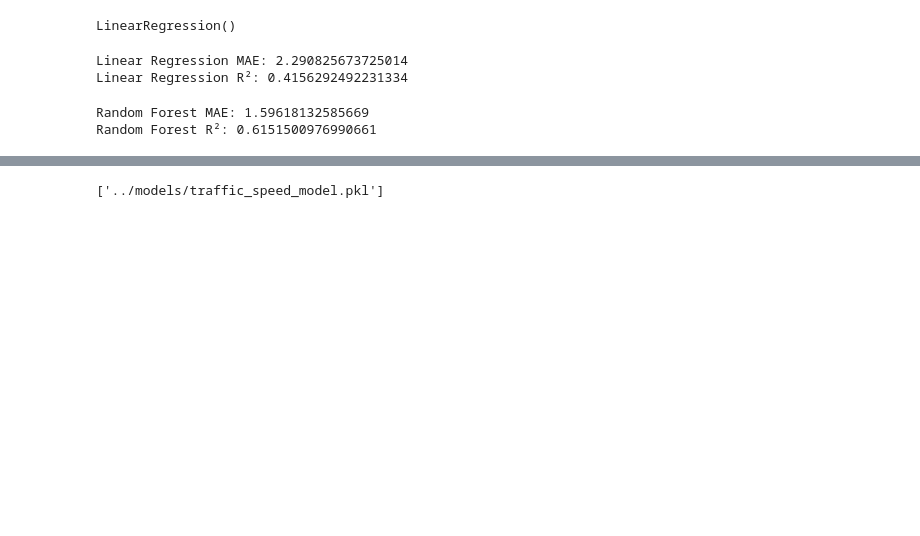
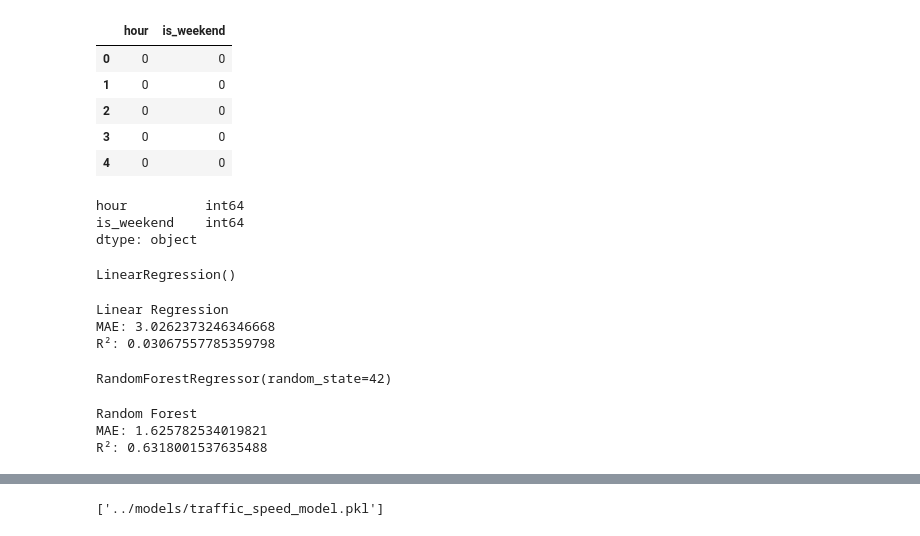
Before and after one commit to Freeooss/bay_area_traffic_analysis, a Jupyter notebook: notebooks/03_modeling.ipynb, the cells around one changed output, grey strips where cells are left out. Cells and saved outputs as stored; diff of their text form; code cells hidden in the pictures; blank space fills up the shorter version.

```diff
--- a/notebooks/03_modeling.ipynb
+++ b/notebooks/03_modeling.ipynb
@@ -10,3 +12,18 @@ y = df["speed"]
+# %%
+X.head()
+# %% [output]
+|  | hour | is_weekend |
+| 0 | 0 | 0 |
+| 1 | 0 | 0 |
+| 2 | 0 | 0 |
+| 3 | 0 | 0 |
+| 4 | 0 | 0 |
+# %%
+X.dtypes
+# %% [output]
+hour          int64
+is_weekend    int64
+dtype: object
 # %%
 from sklearn.model_selection import train_test_split
 
@@ -29,14 +46,22 @@ predictions = model.predict(X_test)
 # %%
 from sklearn.metrics import mean_absolute_error, r2_score
 
-mae = mean_absolute_error(y_test, predictions)
-r2 = r2_score(y_test, predictions)
+linear_mae = mean_absolute_error(
+    y_test,
+    predictions
+)
+linear_r2 = r2_score(
+    y_test,
+    predictions
+)
 
-print("Linear Regression MAE:", mae)
-print("Linear Regression R²:", r2)
+print("Linear Regression")
+print("MAE:", linear_mae)
+print("R²:", linear_r2)
 # %% [output]
-Linear Regression MAE: 2.290825673725014
-Linear Regression R²: 0.4156292492231334
+Linear Regression
+MAE: 3.0262373246346668
+R²: 0.03067557785359798
 # %%
 from sklearn.ensemble import RandomForestRegressor
 
@@ -45,6 +70,9 @@ rf_model = RandomForestRegressor(
     random_state=42
 )
 
-rf_model.fit(X_train, y_train)
-
-rf_predictions = rf_model.predict(X_test)
+rf_model.fit(
+    X_train,
+    y_train
+)
+# %% [output]
+RandomForestRegressor(random_state=42)
@@ -59,8 +89,10 @@ rf_r2 = r2_score(
     rf_predictions
 )
 
-print("Random Forest MAE:", rf_mae)
-print("Random Forest R²:", rf_r2)
+print("Random Forest")
+print("MAE:", rf_mae)
+print("R²:", rf_r2)
 # %% [output]
-Random Forest MAE: 1.59618132585669
-Random Forest R²: 0.6151500976990661
+Random Forest
+MAE: 1.625782534019821
+R²: 0.6318001537635488
```
Also changed, not shown: parts of 6 cells of this notebook, 3 other files.
